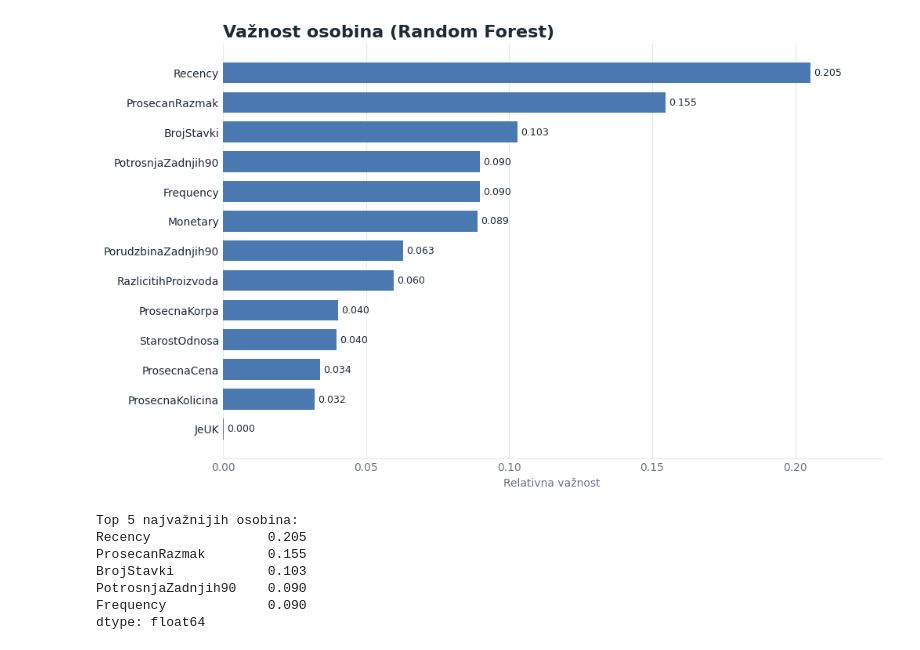
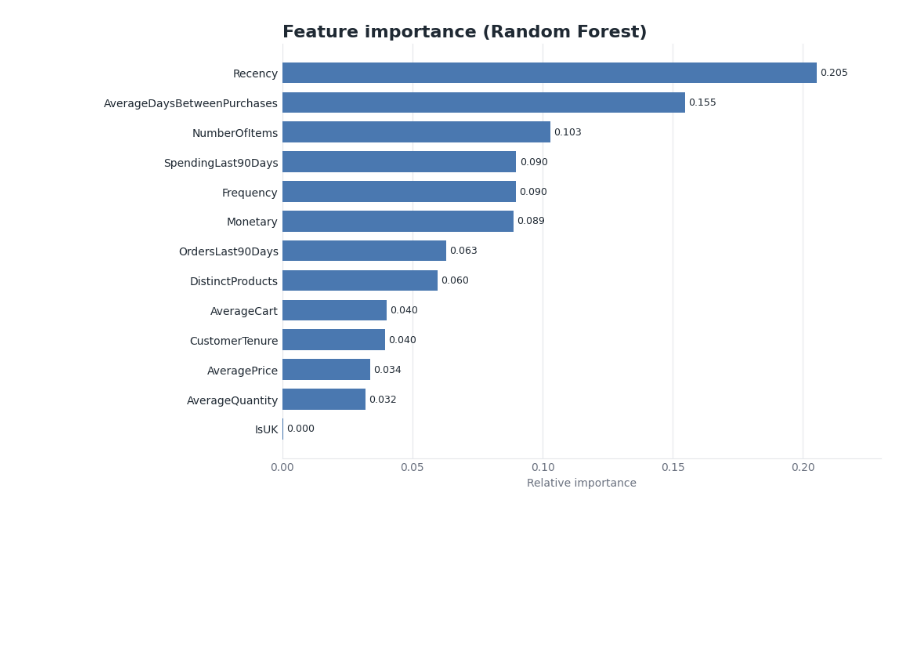
Before and after one commit to aaleksaacic/online-shop-analytics, a Jupyter notebook: notebooks/05_predict.ipynb, the cells around one changed output. Cells and saved outputs as stored; diff of their text form; code cells hidden in the pictures; blank space fills up the shorter version.

```diff
--- a/notebooks/05_predict.ipynb
+++ b/notebooks/05_predict.ipynb
@@ -19,0 +22,3 @@ Učitano transakcija: 776,579
+# %%
+df = pd.read_parquet("../data/processed/clean.parquet")
+print(f"{len(df):,} transactions")
@@ -20 +27,7 @@ Učitano transakcija: 776,579
+# %%
+INK = "#1f2933"
+MUTED = "#6b7280"
+GRID = "#e5e7eb"
+BASE = "#4a78b0"
+ACCENT = "#e07a2f"
 # %% [markdown]
@@ -290,39 +262,32 @@ dtype: float64
 # %%
-INK, MUTED, GRID = "#1f2933", "#6b7280", "#e5e7eb"
-BASE = "#4a78b0"
-
 rf_model = models["Random Forest"]
-importance = pd.Series(rf_model.feature_importances_, index=features).sort_values(ascending=True)
-
+importance = pd.Series(rf_model.feature_importances_, index=features_cols).sort_values(ascending=True)
 fig, ax = plt.subplots(figsize=(10, 6), constrained_layout=True)
 
 bars = ax.barh(importance.index, importance.values, color=BASE, height=0.7)
 ax.bar_label(bars, fmt="%.3f", padding=3, fontsize=9, color=INK)
 
-ax.set_title("Važnost osobina (Random Forest)", loc="left",
-             fontsize=16, fontweight="bold", color=INK)
-ax.set_xlabel("Relativna važnost", color=MUTED)
+ax.set_title(
+    "Feature importance (Random Forest)",
+    loc="left",
+    fontsize=16,
+    fontweight="bold",
+    color=INK
+)
+ax.set_xlabel("Relative importance", color=MUTED)
 ax.margins(x=0.12)
 
 ax.tick_params(colors=MUTED, length=0)
 ax.tick_params(axis="y", labelcolor=INK, labelsize=10)
 ax.set_axisbelow(True)
 ax.xaxis.grid(True, color=GRID, linewidth=0.8)
+
 for side in ("top", "right", "left"):
     ax.spines[side].set_visible(False)
+
 ax.spines["bottom"].set_color(GRID)
 
 plt.show()
-
-print("Top 5 najvažnijih osobina:")
-print(importance.sort_values(ascending=False).head(5).round(3))
 # %% [output]
-[figure, old version]
+[figure, new version]
-Top 5 najvažnijih osobina:
-Recency               0.205
-ProsecanRazmak        0.155
-BrojStavki            0.103
-PotrosnjaZadnjih90    0.090
-Frequency             0.090
-dtype: float64
 # %%
```
Also changed, not shown: parts of 15 cells of this notebook, 2 other files.
